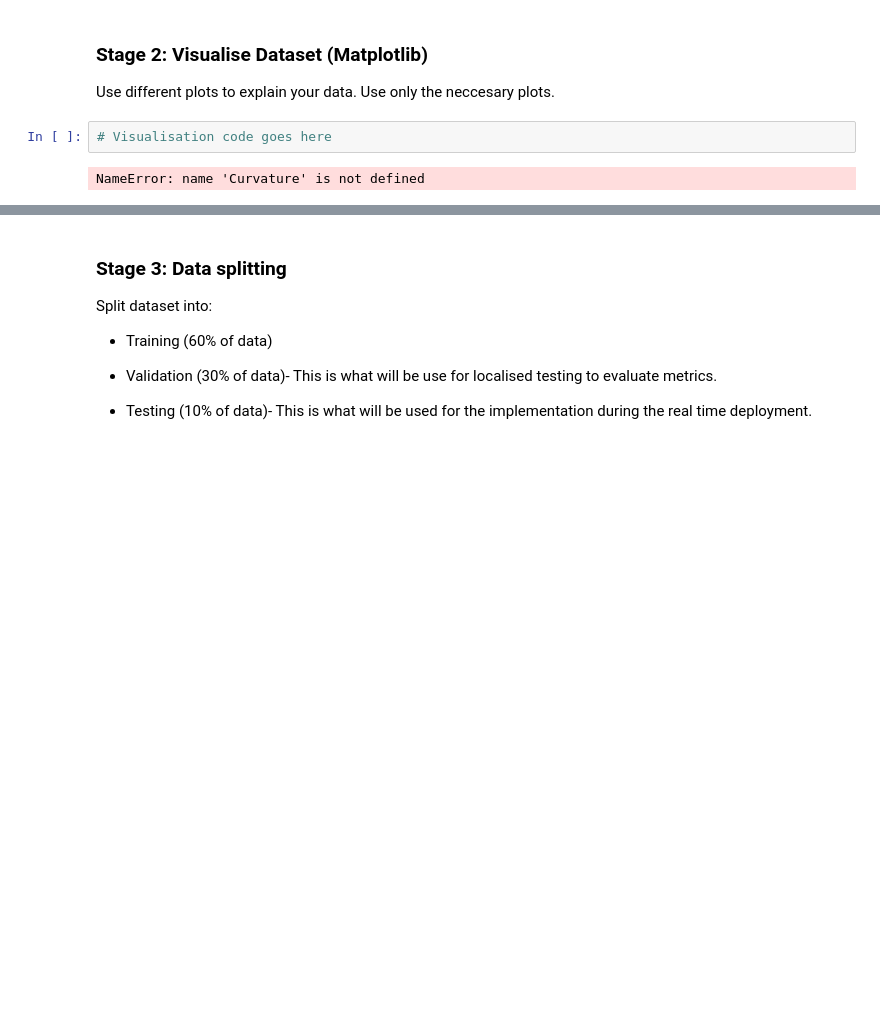
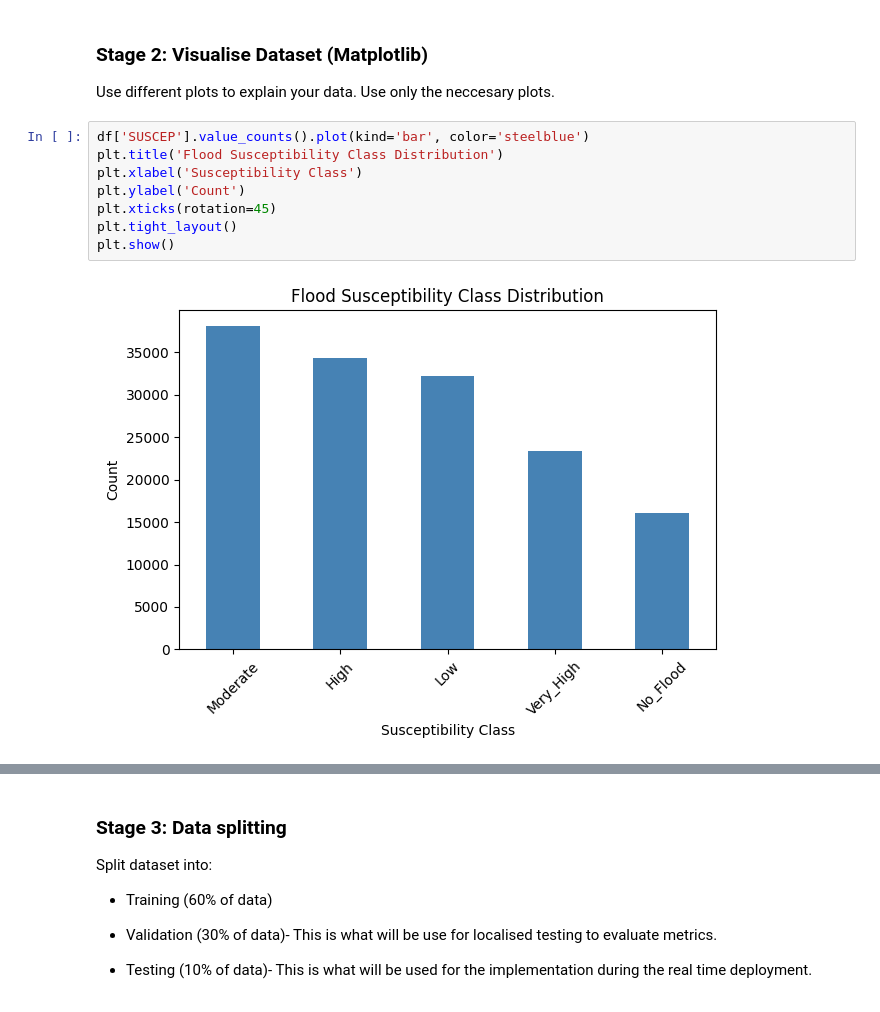
Before and after one commit to IamMishael06/Flood-Predictive-Model-School-project-yr-3-, a Jupyter notebook: notebook/model_flow.ipynb, the cells around one changed output, grey strips where cells are left out. Saved outputs shown, nothing was run; the diff lists cells and outputs as text; blank space fills up the shorter version.

```diff
--- a/notebook/model_flow.ipynb
+++ b/notebook/model_flow.ipynb
@@ -155,6 +176,12 @@ df
 ### Stage 2: Visualise Dataset (Matplotlib)
 Use different plots to explain your data. Use only the neccesary plots.
 # %%
-# Visualisation code goes here
+df['SUSCEP'].value_counts().plot(kind='bar', color='steelblue')
+plt.title('Flood Susceptibility Class Distribution')
+plt.xlabel('Susceptibility Class')
+plt.ylabel('Count')
+plt.xticks(rotation=45)
+plt.tight_layout()
+plt.show()
 # %% [output]
-NameError: name 'Curvature' is not defined
+[figure, added]
```
Also changed, not shown: parts of 13 cells of this notebook.
